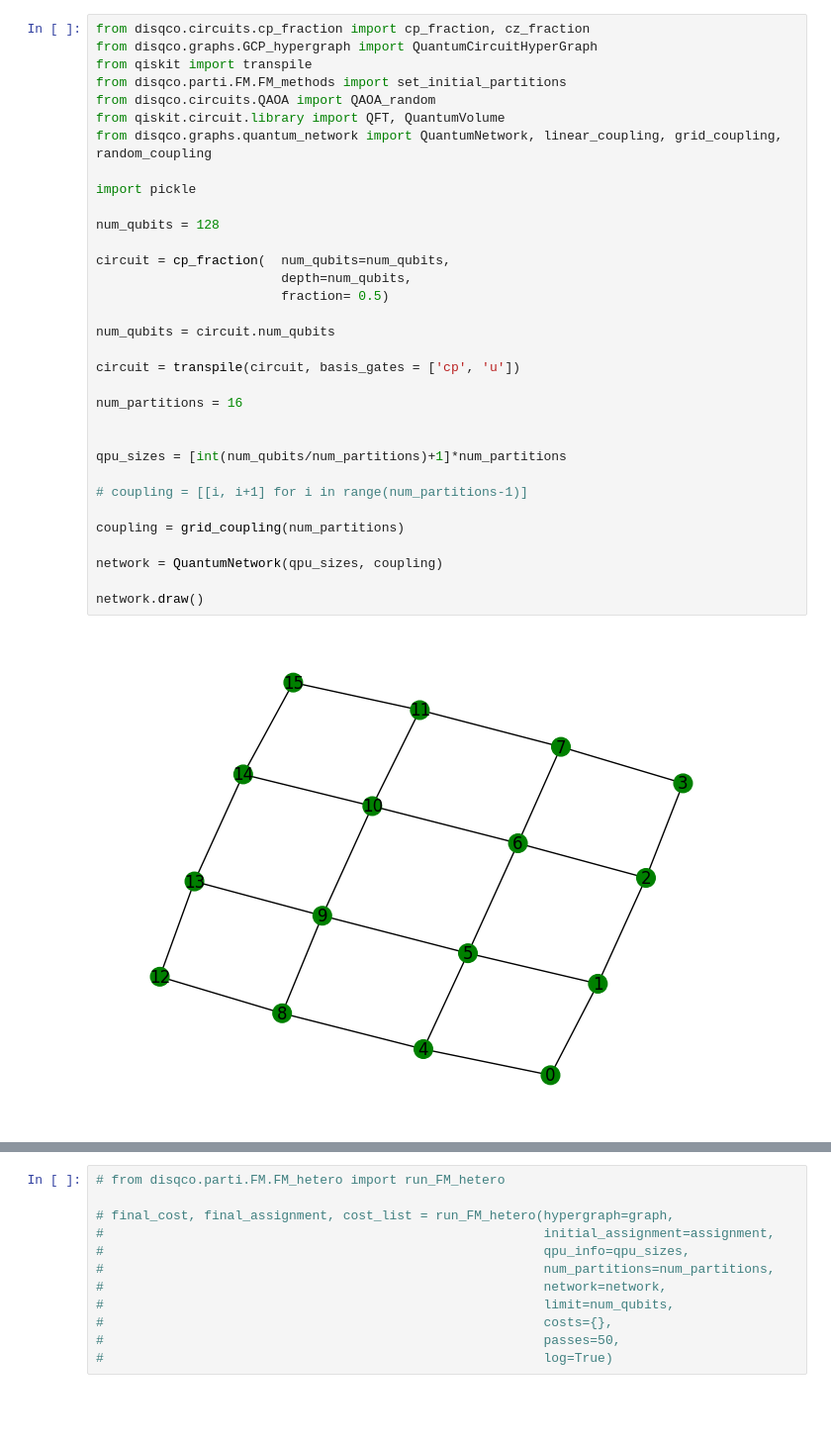
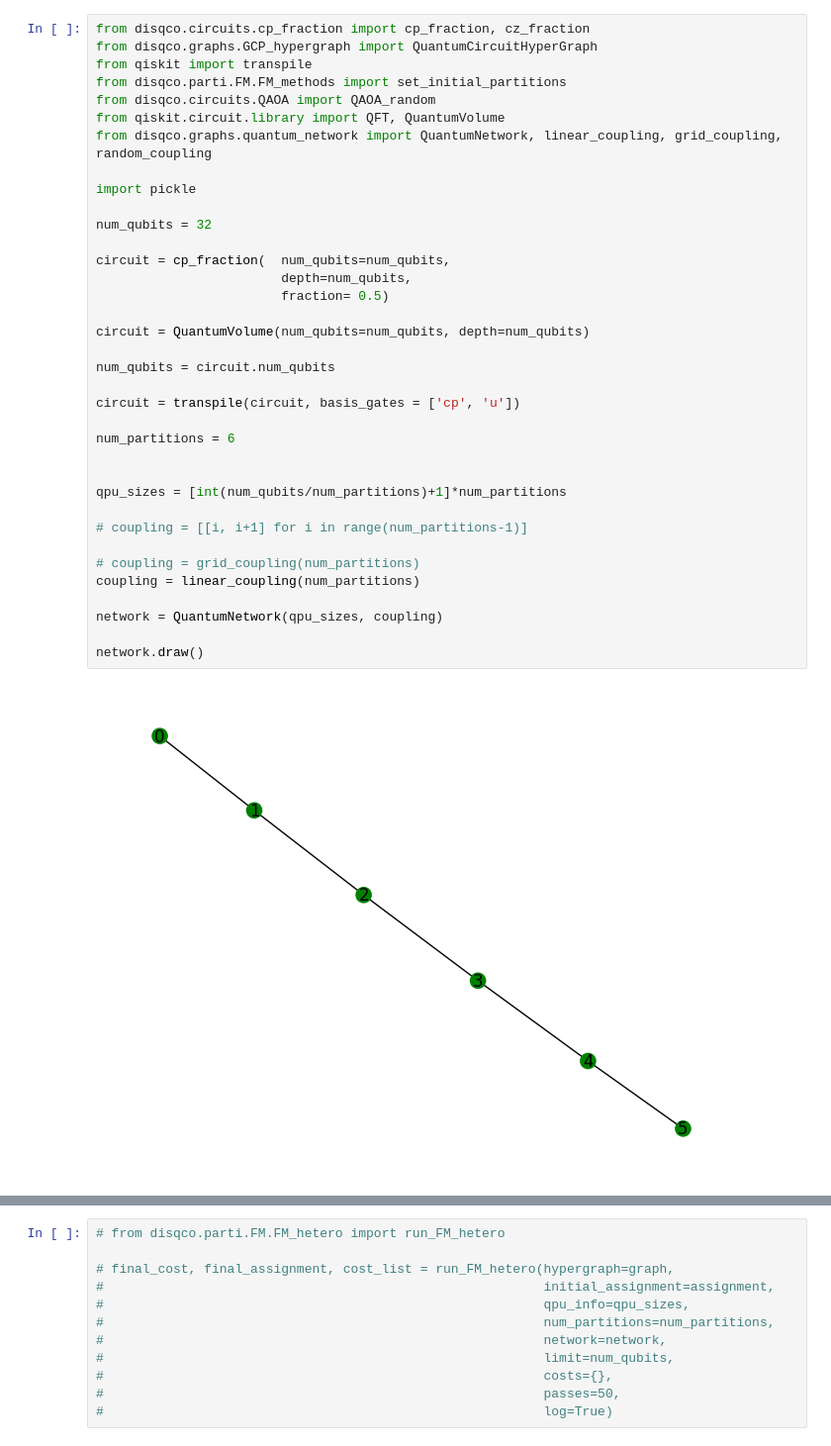
Before and after one commit to felix-burt/DISQCO, a Jupyter notebook: Demos/beta/heterogeneous_partitioning_demo.ipynb, the cells around one changed output, grey strips where cells are left out. Shown at 99% size. Cells and saved outputs as stored; diff of their text form; blank space fills up the shorter version.

```diff
--- a/Demos/beta/heterogeneous_partitioning_demo.ipynb
+++ b/Demos/beta/heterogeneous_partitioning_demo.ipynb
@@ -2,37 +2,40 @@
 from disqco.circuits.cp_fraction import cp_fraction, cz_fraction
 from disqco.graphs.GCP_hypergraph import QuantumCircuitHyperGraph
 from qiskit import transpile
 from disqco.parti.FM.FM_methods import set_initial_partitions
 from disqco.circuits.QAOA import QAOA_random
 from qiskit.circuit.library import QFT, QuantumVolume
 from disqco.graphs.quantum_network import QuantumNetwork, linear_coupling, grid_coupling, random_coupling
 
 import pickle
 
-num_qubits = 128
+num_qubits = 32
 
 circuit = cp_fraction(  num_qubits=num_qubits,
                         depth=num_qubits,
                         fraction= 0.5)
 
+circuit = QuantumVolume(num_qubits=num_qubits, depth=num_qubits)
+
 num_qubits = circuit.num_qubits
 
 circuit = transpile(circuit, basis_gates = ['cp', 'u'])
 
-num_partitions = 16
+num_partitions = 6
 
 
 qpu_sizes = [int(num_qubits/num_partitions)+1]*num_partitions
 
 # coupling = [[i, i+1] for i in range(num_partitions-1)]
 
-coupling = grid_coupling(num_partitions)
+# coupling = grid_coupling(num_partitions)
+coupling = linear_coupling(num_partitions)
 
 network = QuantumNetwork(qpu_sizes, coupling)
 
 network.draw()
 # %% [output]
-[figure, old version]
+[figure, new version]
 # %%
 graph = QuantumCircuitHyperGraph(circuit, group_gates = True, anti_diag = True)
 assignment = set_initial_partitions(network=network, num_qubits=num_qubits, depth=graph.depth)
```
Also changed, not shown: parts of 5 cells of this notebook, 16 other files.
